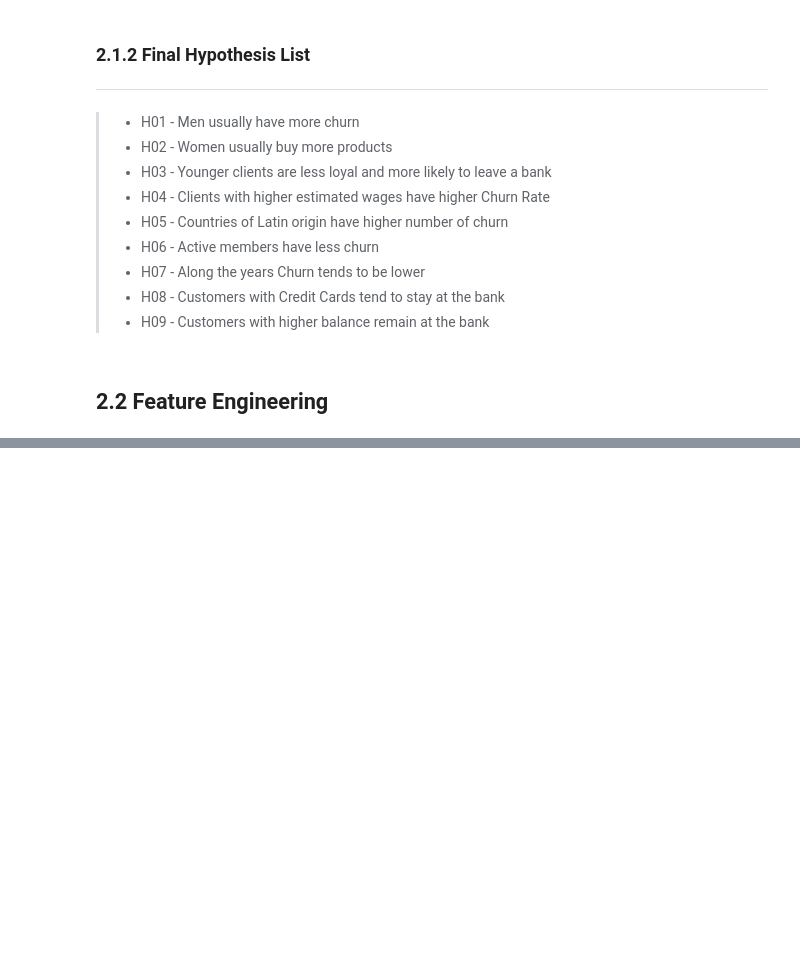
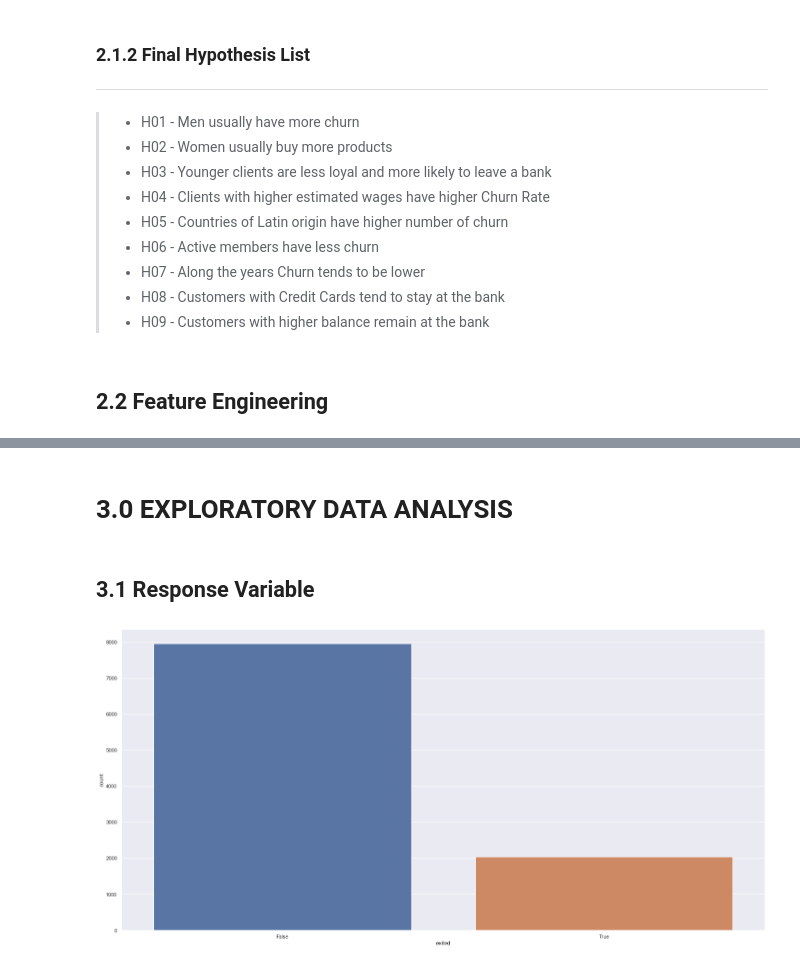
Before and after one commit to FabioCaffarello/Churn-Prediction-TopBank, a Jupyter notebook: 02-Notebooks/01-FirstCycleCRISP/10-WorkflowComplete.ipynb, the cells around one changed output, grey strips where cells are left out. Cells and saved outputs as stored; diff of their text form; code cells hidden in the pictures; blank space fills up the shorter version.

```diff
--- a/02-Notebooks/01-FirstCycleCRISP/10-WorkflowComplete.ipynb
+++ b/02-Notebooks/01-FirstCycleCRISP/10-WorkflowComplete.ipynb
@@ -459,0 +471,10 @@ colunas = ['row_number', 'customer_id', 'surname', 'credit_score', 'geography',
+# %% [markdown]
+# 3.0 EXPLORATORY DATA ANALYSIS
+# %%
+df03 = df02.copy()
+# %% [markdown]
+## 3.1 Response Variable
+# %%
+sns.countplot(x='exited', data=df03);
+# %% [output]
+[figure, added]
```
Also changed, not shown: parts of 39 cells of this notebook.
